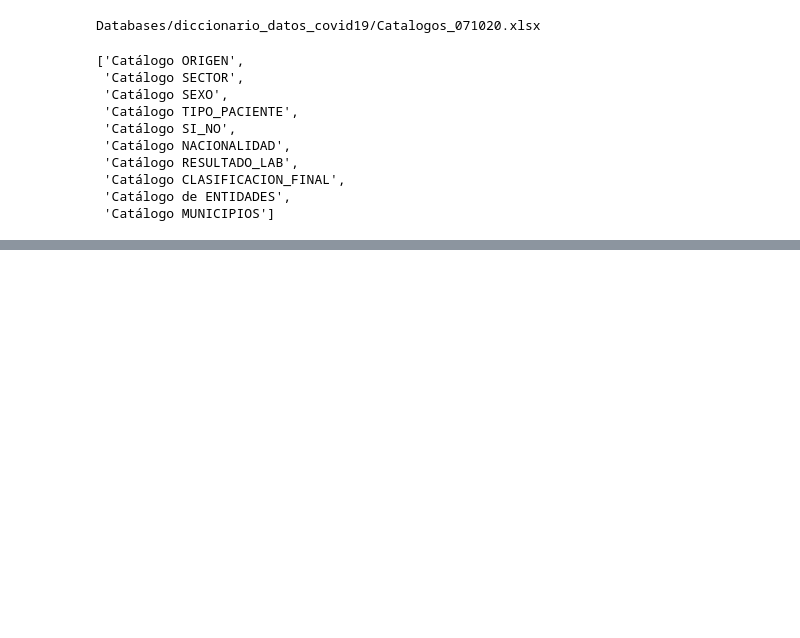
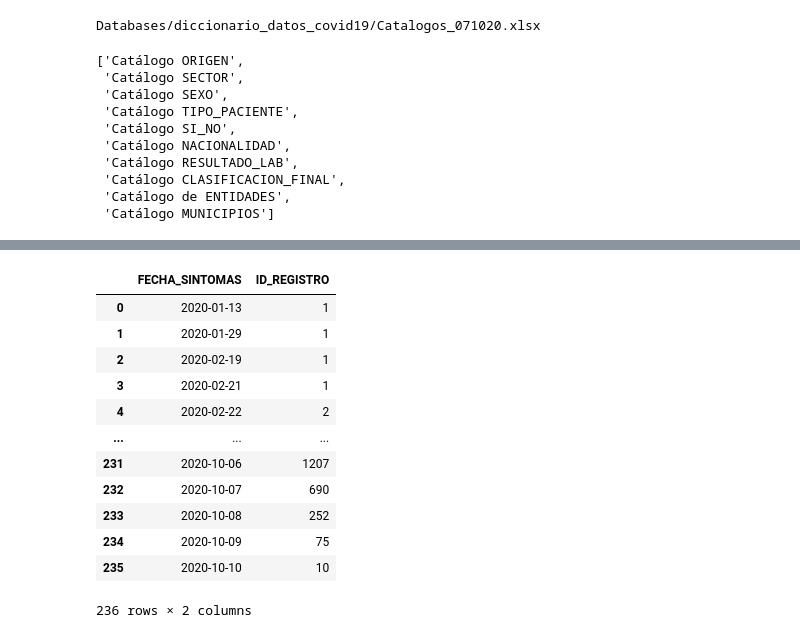
Before and after one commit to cmaroblesg/Advanced_DataScience_Capstone, a Jupyter notebook: COVID_Databases.ipynb, the cells around one changed output, grey strips where cells are left out. Saved outputs shown, nothing was run; the diff lists cells and outputs as text; code cells hidden in the pictures; blank space fills up the shorter version.

```diff
--- a/COVID_Databases.ipynb
+++ b/COVID_Databases.ipynb
@@ -412,0 +433,16 @@ KeyboardInterrupt:
+# %%
+data.groupby(['FECHA_SINTOMAS'],as_index=False)['ID_REGISTRO'].count()
+# %% [output]
+|  | FECHA_SINTOMAS | ID_REGISTRO |
+| 0 | 2020-01-13 | 1 |
+| 1 | 2020-01-29 | 1 |
+| 2 | 2020-02-19 | 1 |
+| 3 | 2020-02-21 | 1 |
+| 4 | 2020-02-22 | 2 |
+| ... | ... | ... |
+| 231 | 2020-10-06 | 1207 |
+| 232 | 2020-10-07 | 690 |
+| 233 | 2020-10-08 | 252 |
+| 234 | 2020-10-09 | 75 |
+| 235 | 2020-10-10 | 10 |
+236 rows × 2 columns
```
Also changed, not shown: parts of 48 cells of this notebook, 1 other file.
